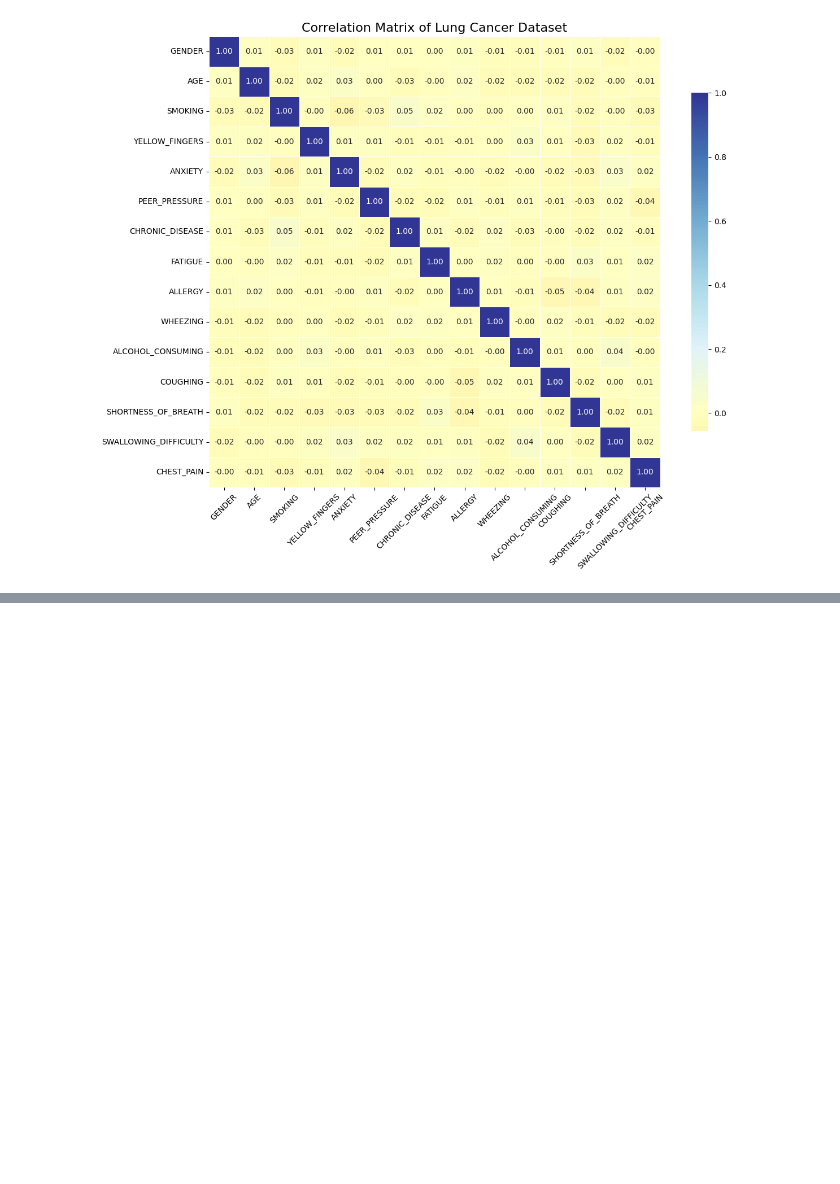
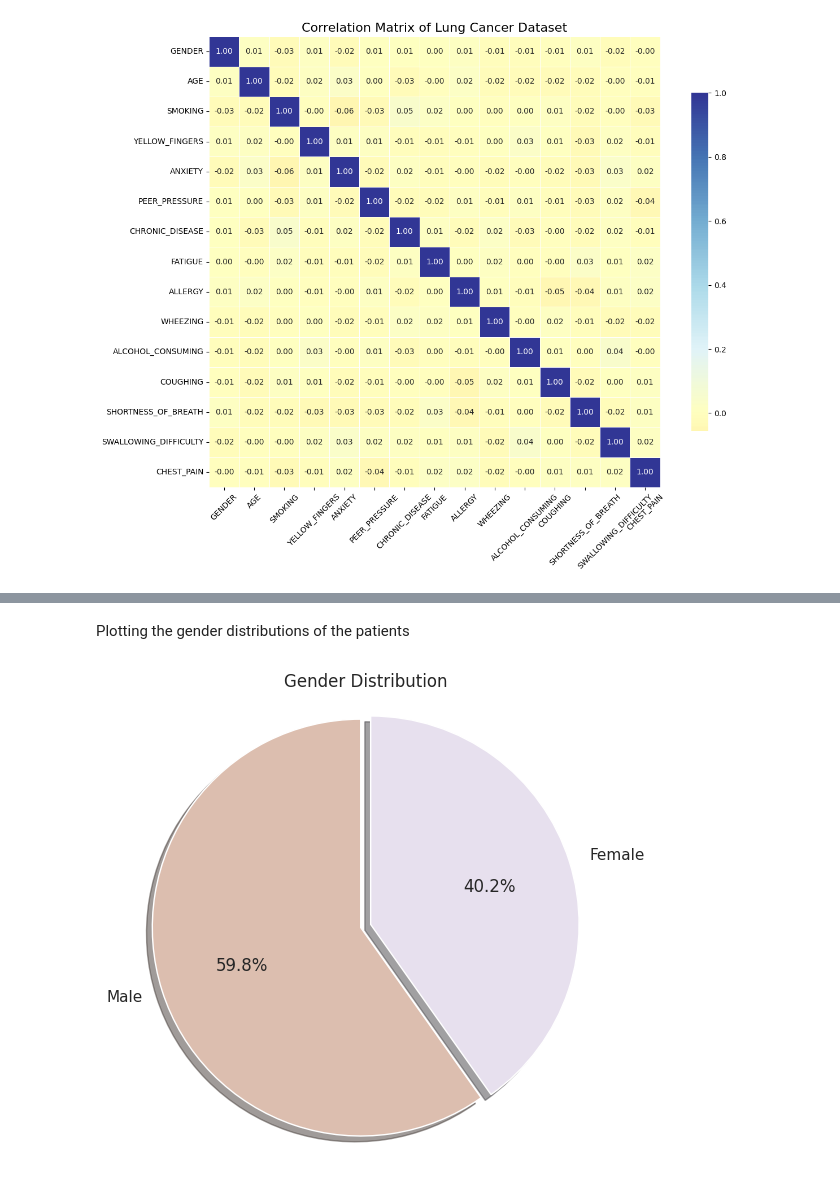
Before and after one commit to cinaryetisen/DSA210-Project, a Jupyter notebook: dsa_project_code.ipynb, the cells around one changed output, grey strips where cells are left out. Drawn from its saved outputs; the diff is of its cells as text; code cells hidden in the pictures; blank space fills up the shorter version.

```diff
--- a/dsa_project_code.ipynb
+++ b/dsa_project_code.ipynb
@@ -210,0 +340,23 @@ plt.show()
+# %% [markdown]
+Plotting the gender distributions of the patients
+# %%
+gender_counts = df2["Gender"].value_counts()
+
+colors = ["#dcbeaf", "#e7e0ee"]
+explode = (0.05, 0)
+
+plt.figure(figsize=(6, 6))
+plt.pie(
+    gender_counts,
+    labels=gender_counts.index,
+    autopct="%1.1f%%",
+    startangle=90,
+    colors=colors,
+    explode=explode,
+    shadow=True
+)
+plt.title("Gender Distribution")
+plt.axis("equal")
+plt.show()
+# %% [output]
+[figure, added]
```
Also changed, not shown: parts of 49 cells of this notebook.
